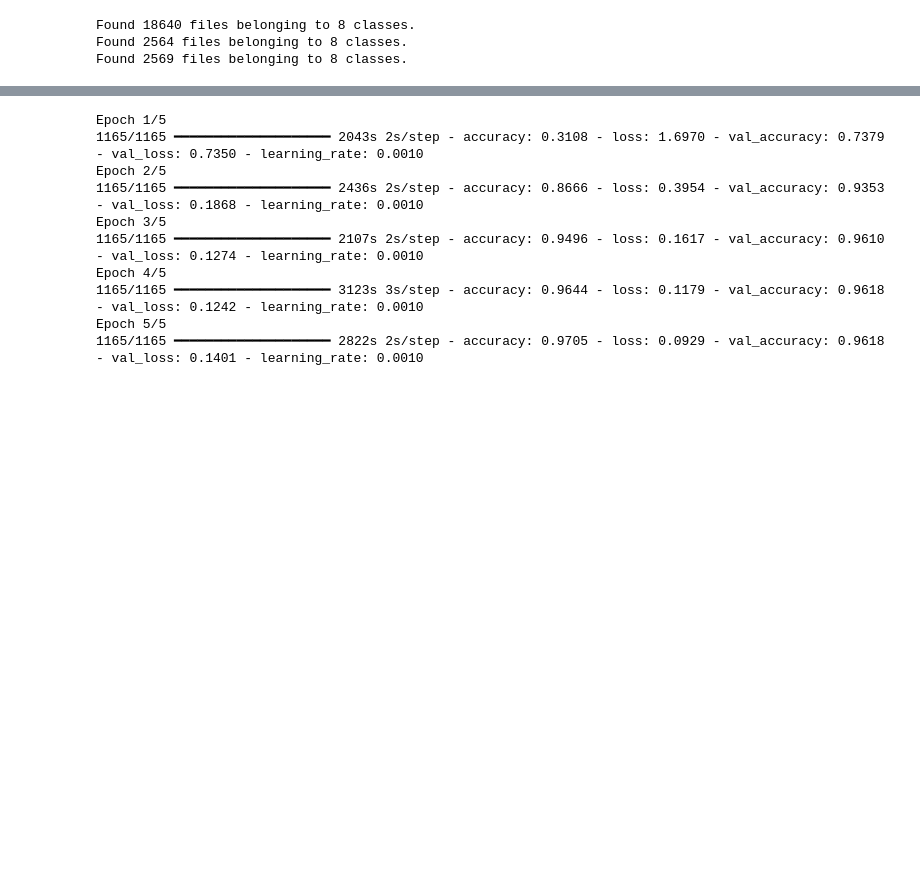
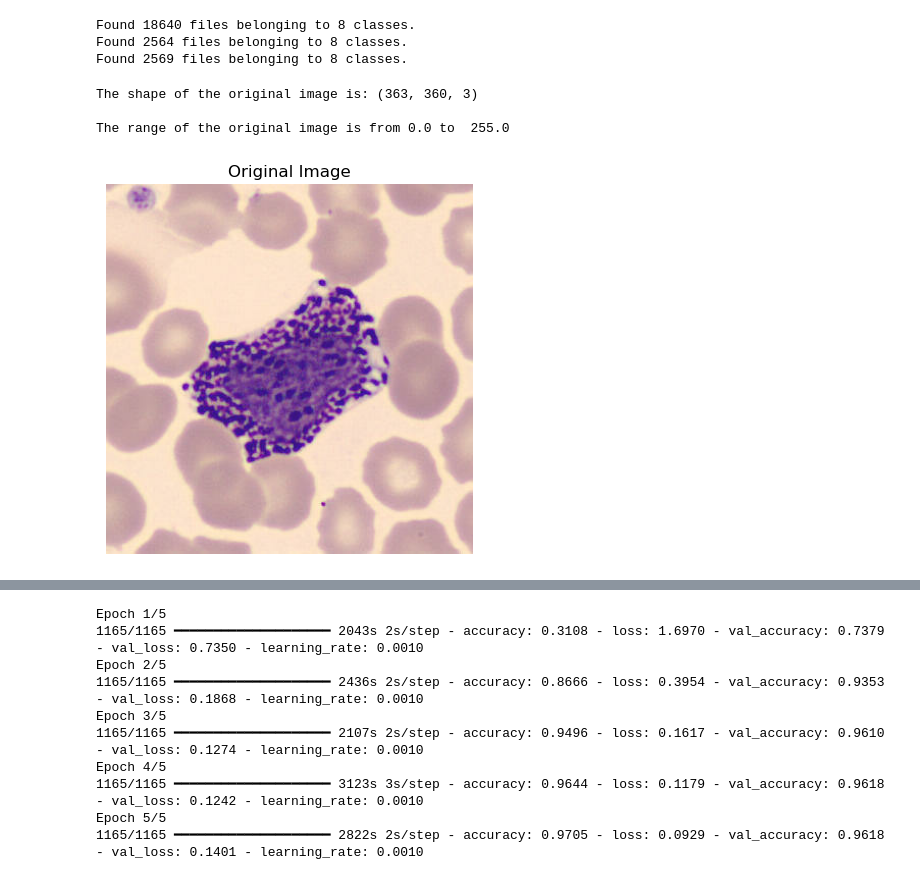
Before and after one commit to jonid89/LeukoVision, a Jupyter notebook: Notebooks/modeling_test/vgg16/vgg16-model-fine-tuning_lastlayers.ipynb, the cells around one changed output, grey strips where cells are left out. Saved outputs shown, nothing was run; the diff lists cells and outputs as text; code cells hidden in the pictures; blank space fills up the shorter version.

```diff
--- a/Notebooks/modeling_test/vgg16/vgg16-model-fine-tuning_lastlayers.ipynb
+++ b/Notebooks/modeling_test/vgg16/vgg16-model-fine-tuning_lastlayers.ipynb
@@ -26,14 +26,27 @@ import os
 import shutil
 from PIL import Image
 # %%
-train_ds=image_dataset_from_directory('../train_test_val_data/train_oversampling',seed=42,batch_size=16,image_size=(363,360))
+train_ds=image_dataset_from_directory('../train_test_val_data/train_oversampling',seed=42,batch_size=16,image_size=(363,360),shuffle= False)
 class_names=train_ds.class_names
-val_ds=image_dataset_from_directory('../train_test_val_data/val',seed=42,batch_size=16,image_size=(363,360),label_mode='int')
-test_ds=image_dataset_from_directory('../train_test_val_data/test',seed=42,batch_size=16,image_size=(363,360),label_mode='int')
+val_ds=image_dataset_from_directory('../train_test_val_data/val',seed=42,batch_size=16,image_size=(363,360),label_mode='int', shuffle= False)
+test_ds=image_dataset_from_directory('../train_test_val_data/test',seed=42,batch_size=16,image_size=(363,360),label_mode='int', shuffle= False)
 # %% [output]
 Found 18640 files belonging to 8 classes.
 Found 2564 files belonging to 8 classes.
 Found 2569 files belonging to 8 classes.
+# %%
+original_image = next(iter(train_ds))[0]
+print('The shape of the original image is:', original_image[15].shape,"\n")
+plt.imshow(original_image[15].numpy().astype('uint8'))
+plt.axis('off')
+plt.title("Original Image");
+
+print("The range of the original image is from",np.min(original_image), "to ", np.max(original_image))
+# %% [output]
+The shape of the original image is: (363, 360, 3)
+
+The range of the original image is from 0.0 to  255.0
+[figure, added]
 # %%
 train_ds=train_ds.map(lambda x,y:(preprocess_input(x),y))
 val_ds=val_ds.map(lambda x,y:(preprocess_input(x),y))
```
Also changed, not shown: parts of 10 cells of this notebook.
